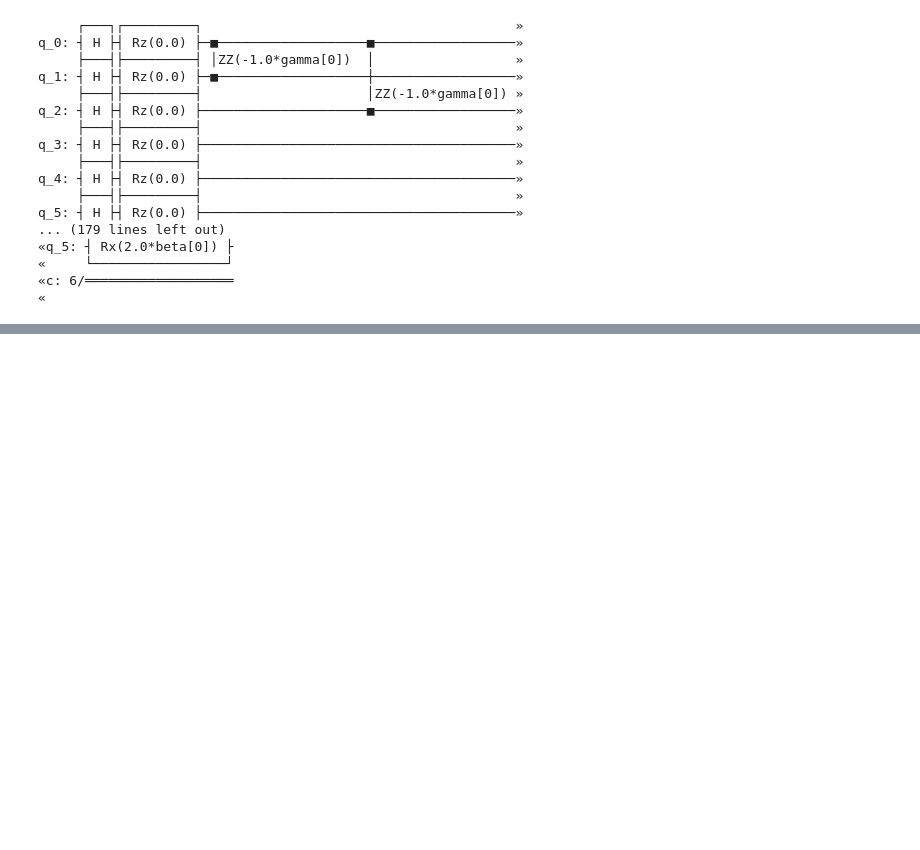
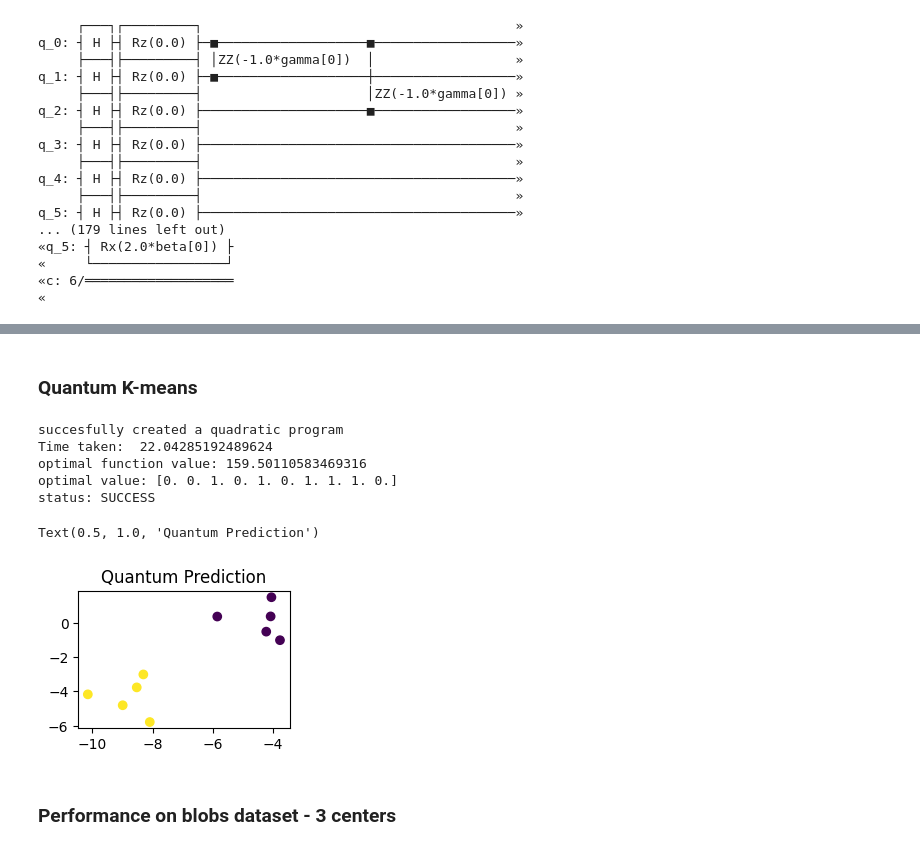
Before and after one commit to prabh27/Quantum-K-means, a Jupyter notebook: Quantum K-means.ipynb, the cells around one changed output, grey strips where cells are left out. Drawn from its saved outputs; the diff is of its cells as text; code cells hidden in the pictures; blank space fills up the shorter version.

```diff
--- a/Quantum K-means.ipynb
+++ b/Quantum K-means.ipynb
@@ -76,3 +84,5 @@ G.add_weighted_edges_from(edges)
+# %%
+G = graph_from_points(points)
 # %%
 pos=nx.get_node_attributes(G,'pos')
 labels = nx.get_edge_attributes(G,'weight')
@@ -253,12 +263,3 @@ q_5: ┤ H ├┤ Rz(0.0) ├─────────────────
 «     └─────────────────┘
 «c: 6/═══════════════════
 «
-# %%
-from qiskit.algorithms import QAOA
-from qiskit_optimization.algorithms import MinimumEigenOptimizer
-backend = Aer.get_backend('statevector_simulator')
-qaoa = QAOA(optimizer = ADAM(), quantum_instance = backend, reps=1, initial_point = [0.1,0.1])
-eigen_optimizer = MinimumEigenOptimizer(min_eigen_solver = qaoa)
-quadratic_program = quadratic_program_from_graph(G)
-result = eigen_optimizer.solve(quadratic_program)
-print(result)
@@ -268,0 +266,13 @@ status: SUCCESS
+# %%
+def get_qoao_result(G, simulator='statevector_simulator'):
+    backend = Aer.get_backend(simulator)
+    qaoa = QAOA(optimizer = ADAM(), quantum_instance = backend, reps=1, initial_point = [0.1,0.1])
+    eigen_optimizer = MinimumEigenOptimizer(min_eigen_solver = qaoa)
+    quadratic_program = quadratic_program_from_graph(G)
+    print("succesfully created a quadratic program")
+    start_time = time()
+    result = eigen_optimizer.solve(quadratic_program)
+    end_time = time()
+    print("Time taken: ", end_time - start_time)
+    print(result)
+    return result
@@ -268,0 +306,20 @@ status: SUCCESS
+# %% [markdown]
+### Quantum K-means
+# %%
+points = get_points_dict(X)
+G = graph_from_points(points)
+result = get_qoao_result(G, simulator='statevector_simulator')
+y_pred = result.x
+plt.subplot(221)
+plt.scatter(X[:, 0], X[:, 1], c=y_pred)
+plt.title("Quantum Prediction")
+# %% [output]
+succesfully created a quadratic program
+Time taken:  22.04285192489624
+optimal function value: 159.50110583469316
+optimal value: [0. 0. 1. 0. 1. 0. 1. 1. 1. 0.]
+status: SUCCESS
+Text(0.5, 1.0, 'Quantum Prediction')
+[figure, added]
+# %% [markdown]
+### Performance on blobs dataset - 3 centers
```
Also changed, not shown: parts of 17 cells of this notebook.
